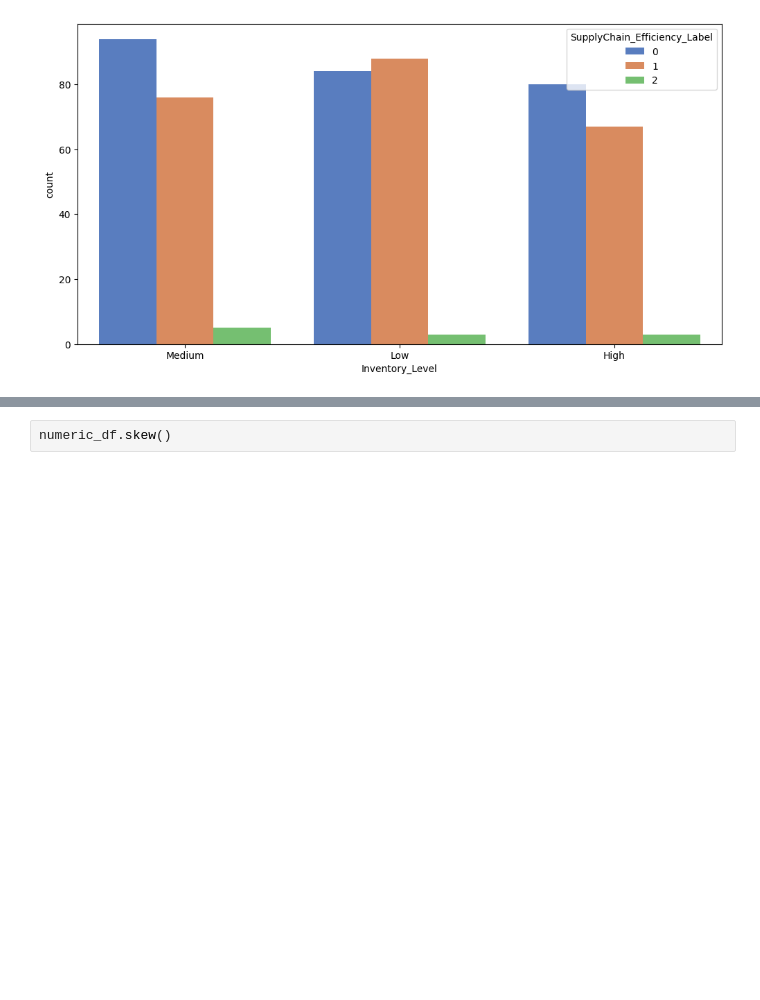
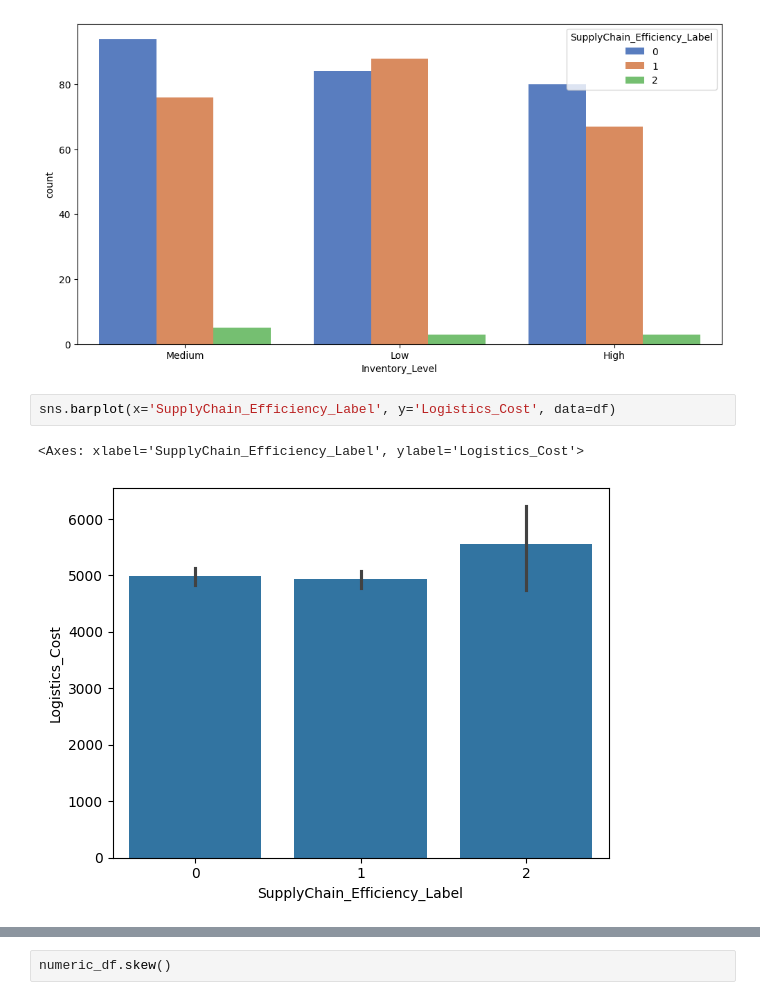
Before and after one commit to Vishesh-coder/AI_ML, a Jupyter notebook: EDA/eda.ipynb, the cells around one changed output, grey strips where cells are left out. Drawn from its saved outputs; the diff is of its cells as text; blank space fills up the shorter version.

```diff
--- a/EDA/eda.ipynb
+++ b/EDA/eda.ipynb
@@ -233,4 +233,9 @@ sns.countplot(x = 'Inventory_Level', data = df, hue='SupplyChain_Efficiency_Labe
 # %% [output]
 <Axes: xlabel='Inventory_Level', ylabel='count'>
 [figure]
+# %%
+sns.barplot(x='SupplyChain_Efficiency_Label', y='Logistics_Cost', data=df)
+# %% [output]
+<Axes: xlabel='SupplyChain_Efficiency_Label', ylabel='Logistics_Cost'>
+[figure, added]
 # %%
```
Also changed, not shown: parts of 4 cells of this notebook.
